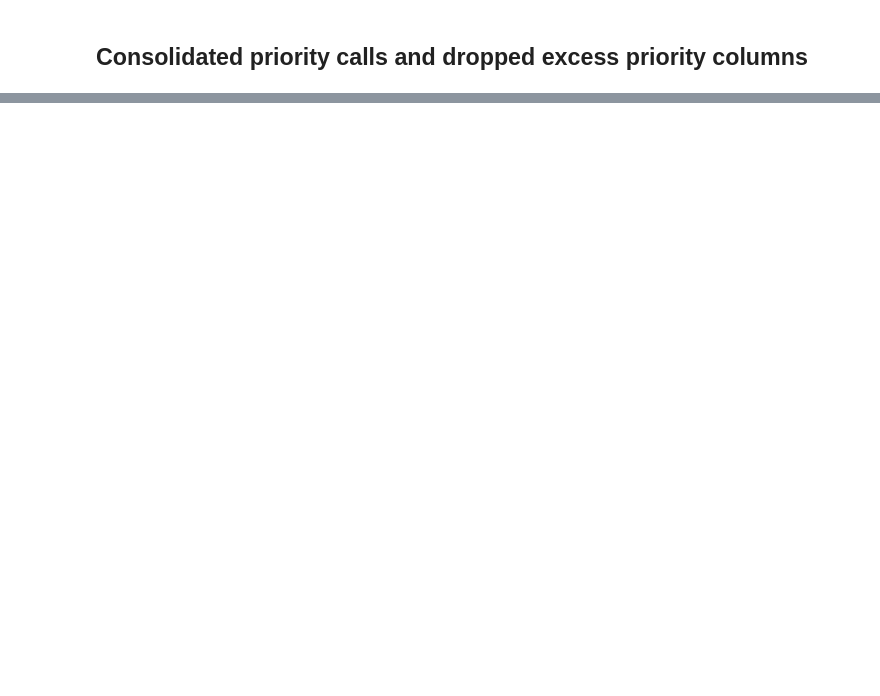
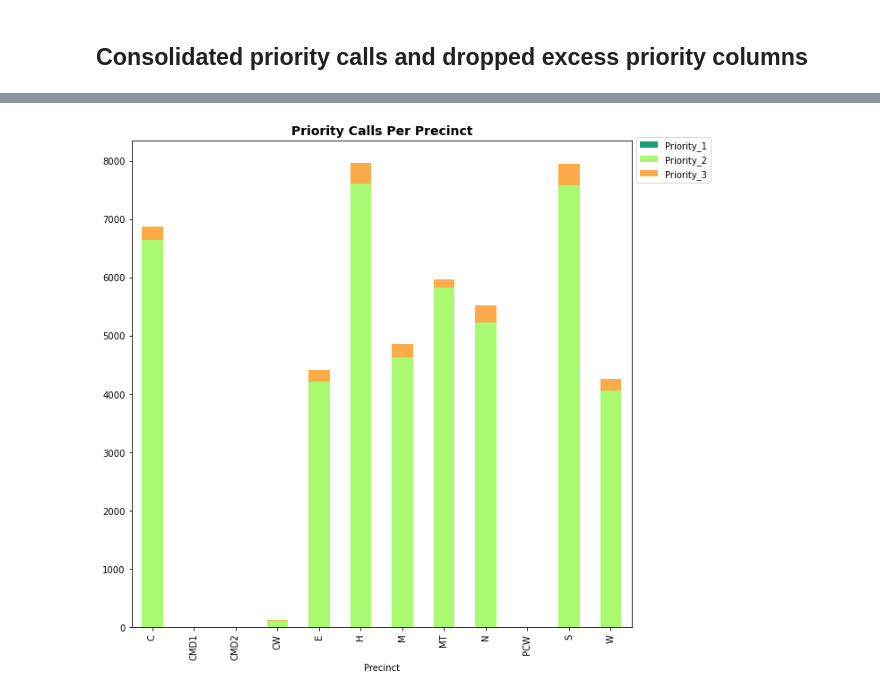
Before and after one commit to kyman90/partners_in_care-dda6-key_lime, a Jupyter notebook: Notebooks/Partner_In_Care_Analysis.ipynb, the cells around one changed output, grey strips where cells are left out. Saved outputs shown, nothing was run; the diff lists cells and outputs as text; code cells hidden in the pictures; blank space fills up the shorter version.

```diff
--- a/Notebooks/Partner_In_Care_Analysis.ipynb
+++ b/Notebooks/Partner_In_Care_Analysis.ipynb
@@ -31,0 +135,3 @@ incident_response.head()
+# %%
+precinct_priority = incident_response.groupby('Precinct')['Priority_1', 'Priority_2', 'Priority_3'].sum()
+precinct_priority
@@ -31,0 +166,10 @@ incident_response.head()
+# %%
+fig, ax = plt.subplots(figsize=(10,10))
+precinct_priority.plot(kind='bar', stacked=True, ax=ax, color = ['#1b9e77', '#a9f971', '#fdaa48'])
+plt.legend(bbox_to_anchor = (1, 1.015), loc = 'upper left')
+plt.title('Priority Calls Per Precinct',
+         fontsize = 14,
+         fontweight = 'bold')
+plt.show()
+# %% [output]
+[figure, added]
```
Also changed, not shown: parts of 11 cells of this notebook.
